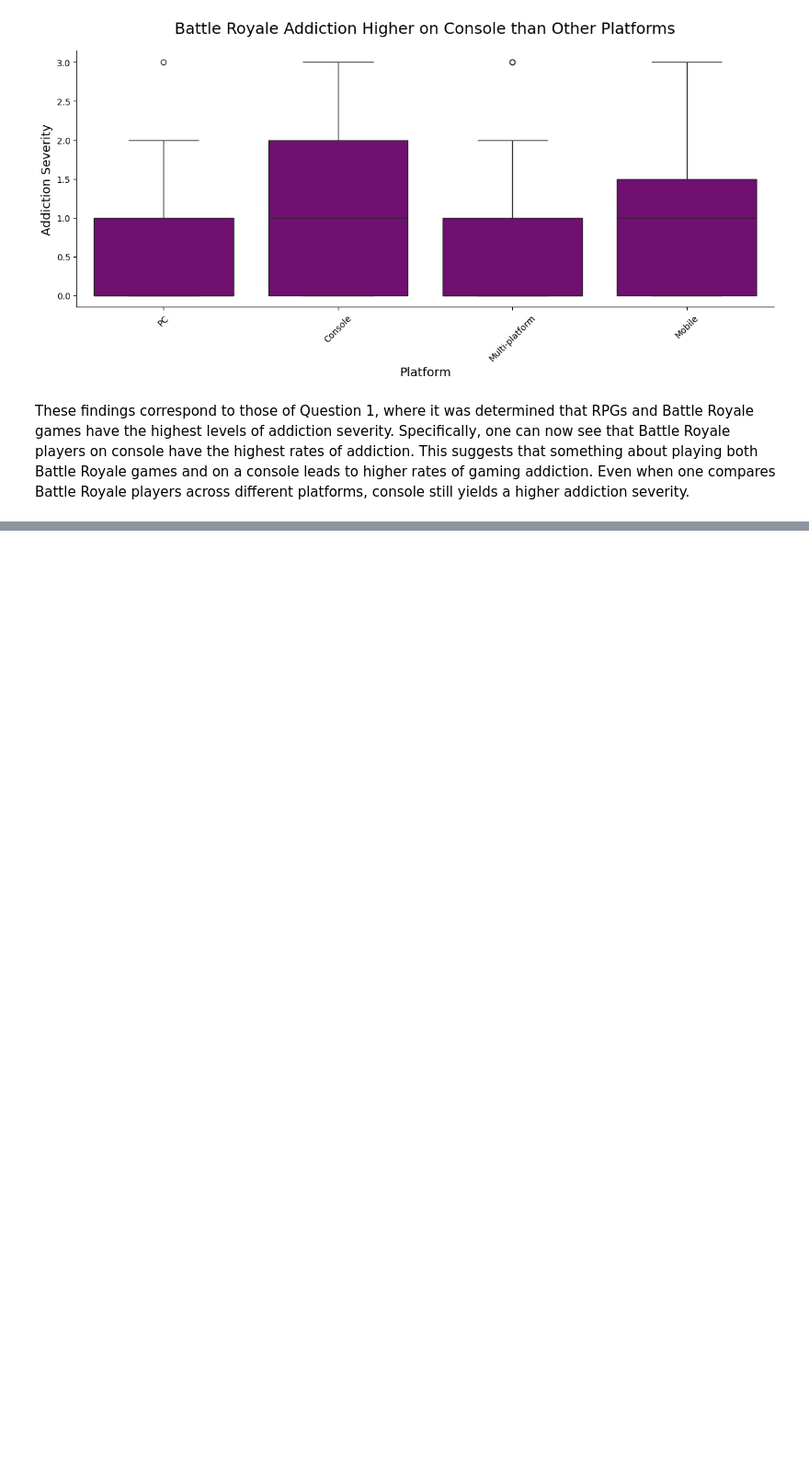
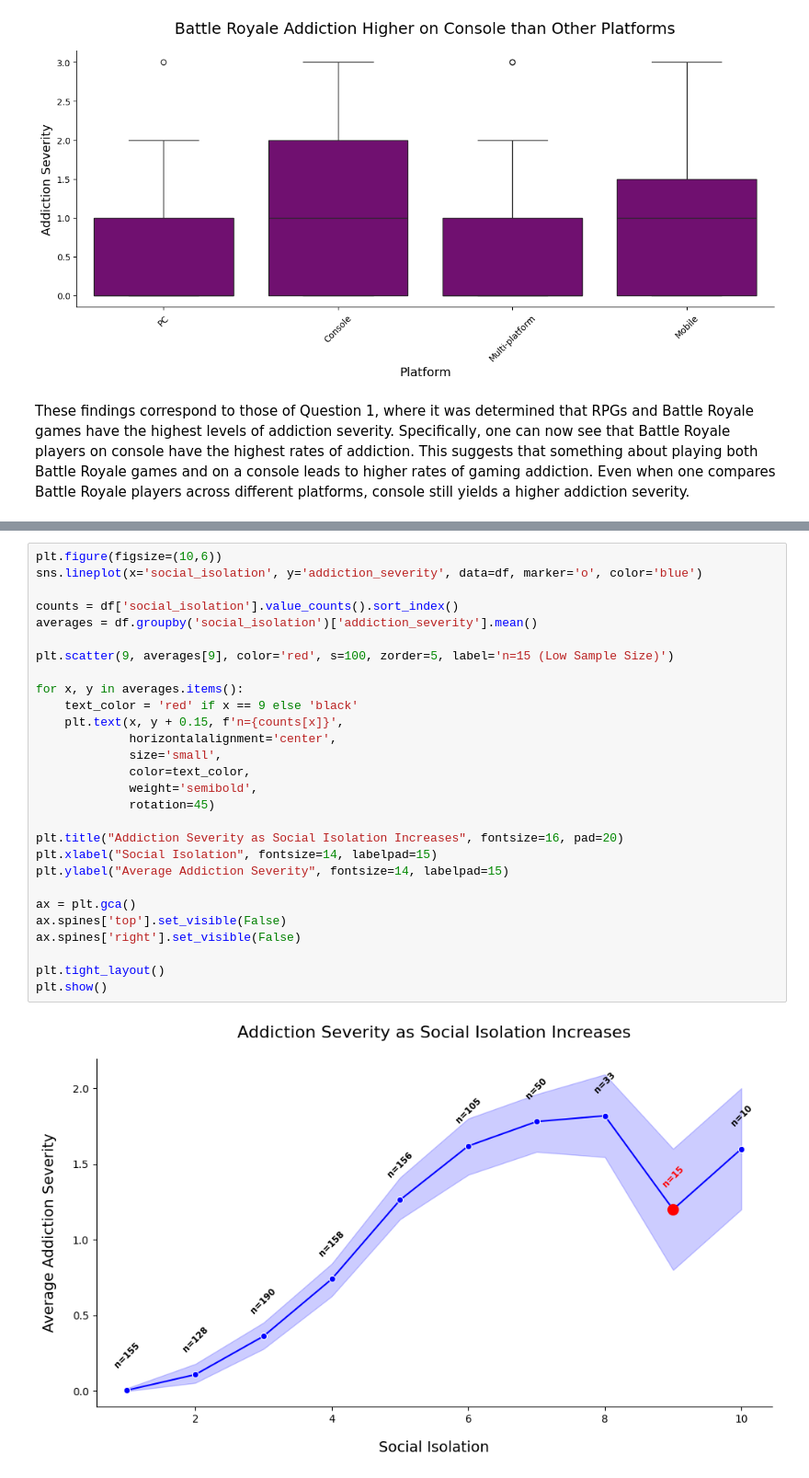
Before and after one commit to jmlax123/gaming_mental_health, a Jupyter notebook: notebook/gaming_mental_health_data.ipynb, the cells around one changed output, grey strips where cells are left out. Shown at 92% size. Drawn from its saved outputs; the diff is of its cells as text; blank space fills up the shorter version.

```diff
--- a/notebook/gaming_mental_health_data.ipynb
+++ b/notebook/gaming_mental_health_data.ipynb
@@ -807,0 +843,30 @@ These findings correspond to those of Question 1, where it was determined that R
+# %%
+plt.figure(figsize=(10,6))
+sns.lineplot(x='social_isolation', y='addiction_severity', data=df, marker='o', color='blue')
+
+counts = df['social_isolation'].value_counts().sort_index()
+averages = df.groupby('social_isolation')['addiction_severity'].mean()
+
+plt.scatter(9, averages[9], color='red', s=100, zorder=5, label='n=15 (Low Sample Size)')
+
+for x, y in averages.items():
+    text_color = 'red' if x == 9 else 'black'
+    plt.text(x, y + 0.15, f'n={counts[x]}',
+             horizontalalignment='center',
+             size='small',
+             color=text_color,
+             weight='semibold',
+             rotation=45)
+
+plt.title("Addiction Severity as Social Isolation Increases", fontsize=16, pad=20)
+plt.xlabel("Social Isolation", fontsize=14, labelpad=15)
+plt.ylabel("Average Addiction Severity", fontsize=14, labelpad=15)
+
+ax = plt.gca()
+ax.spines['top'].set_visible(False)
+ax.spines['right'].set_visible(False)
+
+plt.tight_layout()
+plt.show()
+# %% [output]
+[figure, added]
```
Also changed, not shown: parts of 11 cells of this notebook.
